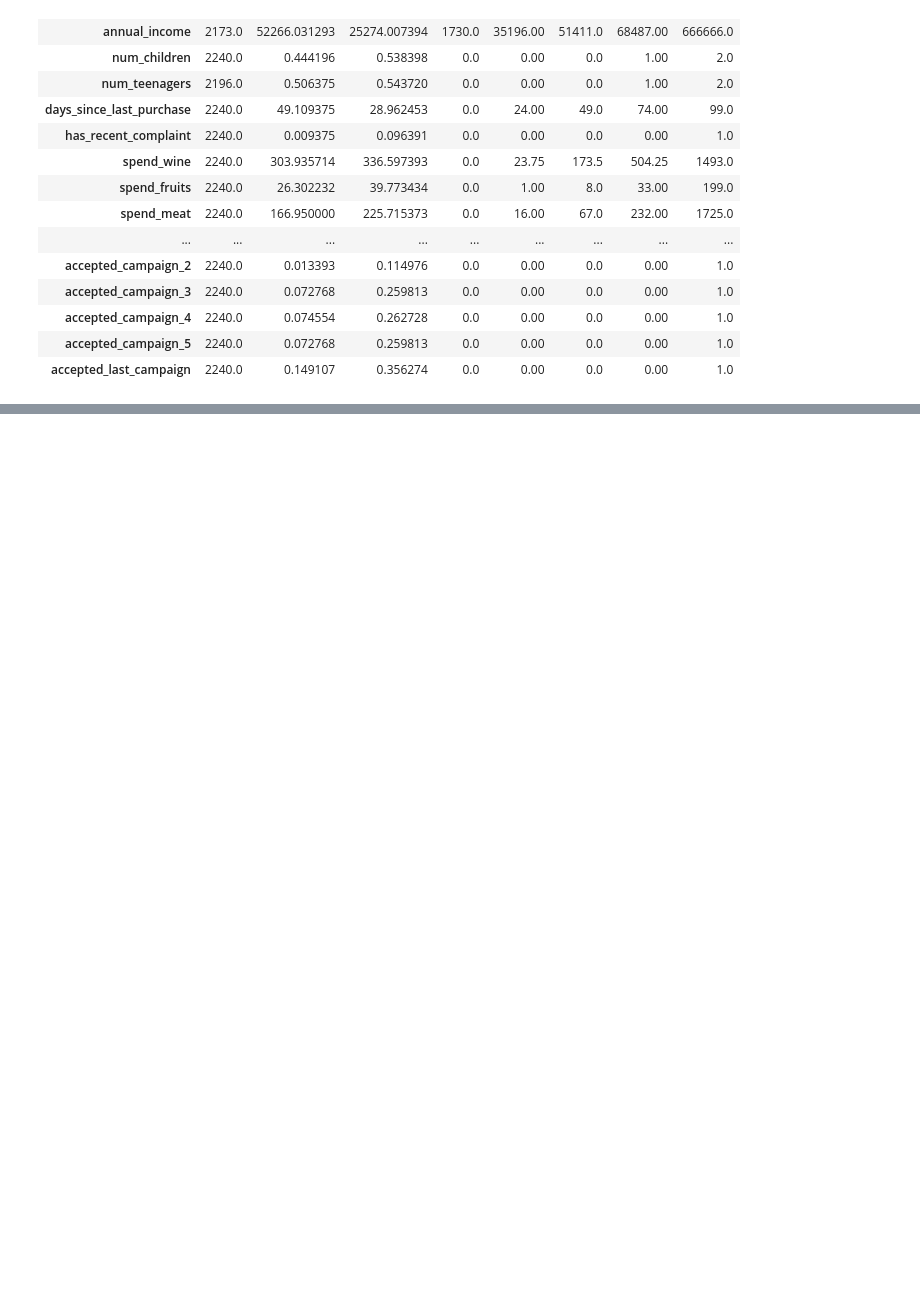
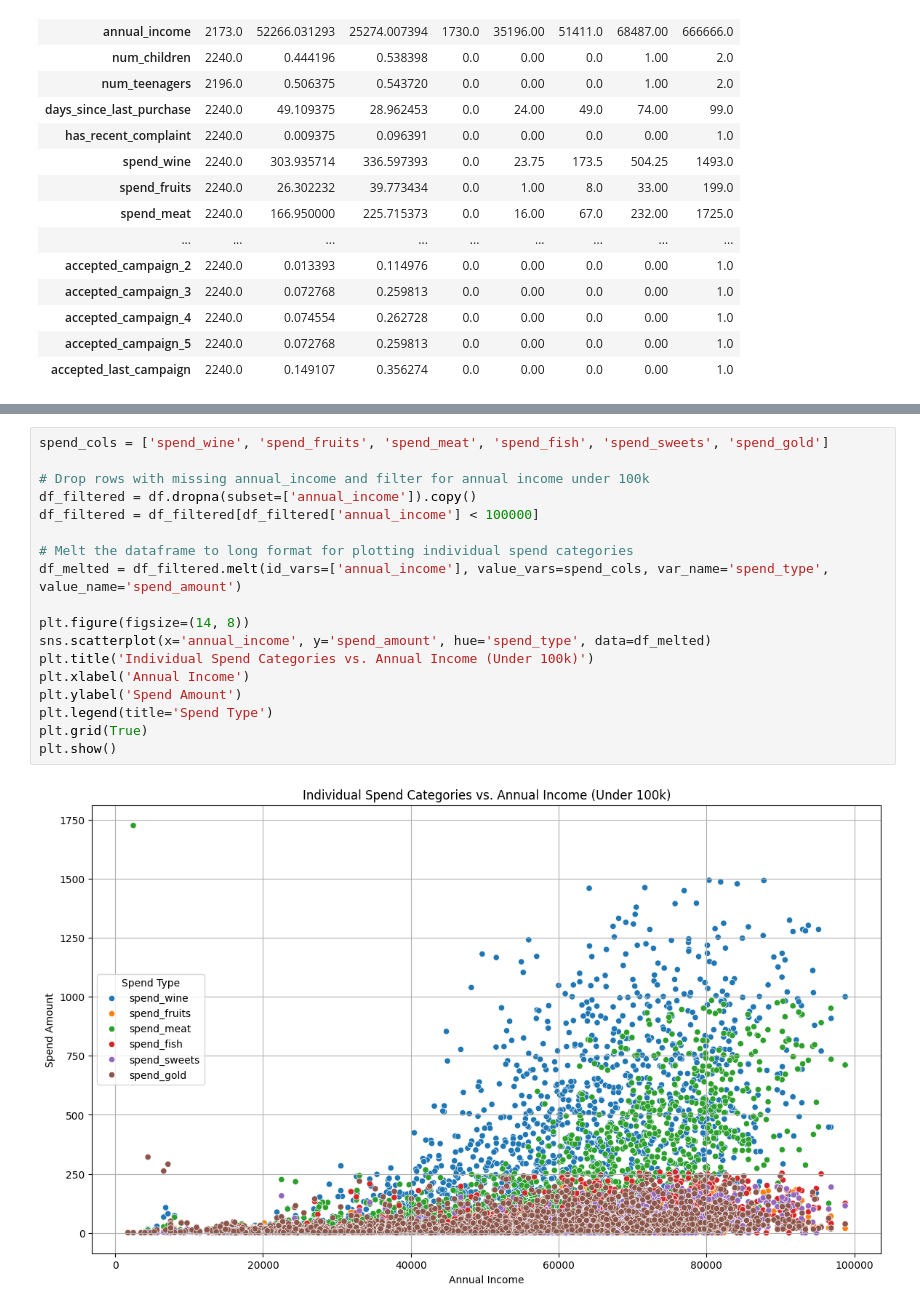
Before and after one commit to abdo-ghg/Retail-Buyer-Segmentation, a Jupyter notebook: project.ipynb, the cells around one changed output, grey strips where cells are left out. Saved outputs shown, nothing was run; the diff lists cells and outputs as text; blank space fills up the shorter version.

```diff
--- a/project.ipynb
+++ b/project.ipynb
@@ -89,0 +101,20 @@ counts_all
+# %%
+spend_cols = ['spend_wine', 'spend_fruits', 'spend_meat', 'spend_fish', 'spend_sweets', 'spend_gold']
+
+# Drop rows with missing annual_income and filter for annual income under 100k
+df_filtered = df.dropna(subset=['annual_income']).copy()
+df_filtered = df_filtered[df_filtered['annual_income'] < 100000]
+
+# Melt the dataframe to long format for plotting individual spend categories
+df_melted = df_filtered.melt(id_vars=['annual_income'], value_vars=spend_cols, var_name='spend_type', value_name='spend_amount')
+
+plt.figure(figsize=(14, 8))
+sns.scatterplot(x='annual_income', y='spend_amount', hue='spend_type', data=df_melted)
+plt.title('Individual Spend Categories vs. Annual Income (Under 100k)')
+plt.xlabel('Annual Income')
+plt.ylabel('Spend Amount')
+plt.legend(title='Spend Type')
+plt.grid(True)
+plt.show()
+# %% [output]
+[figure, added]
```
Also changed, not shown: parts of 7 cells of this notebook.
